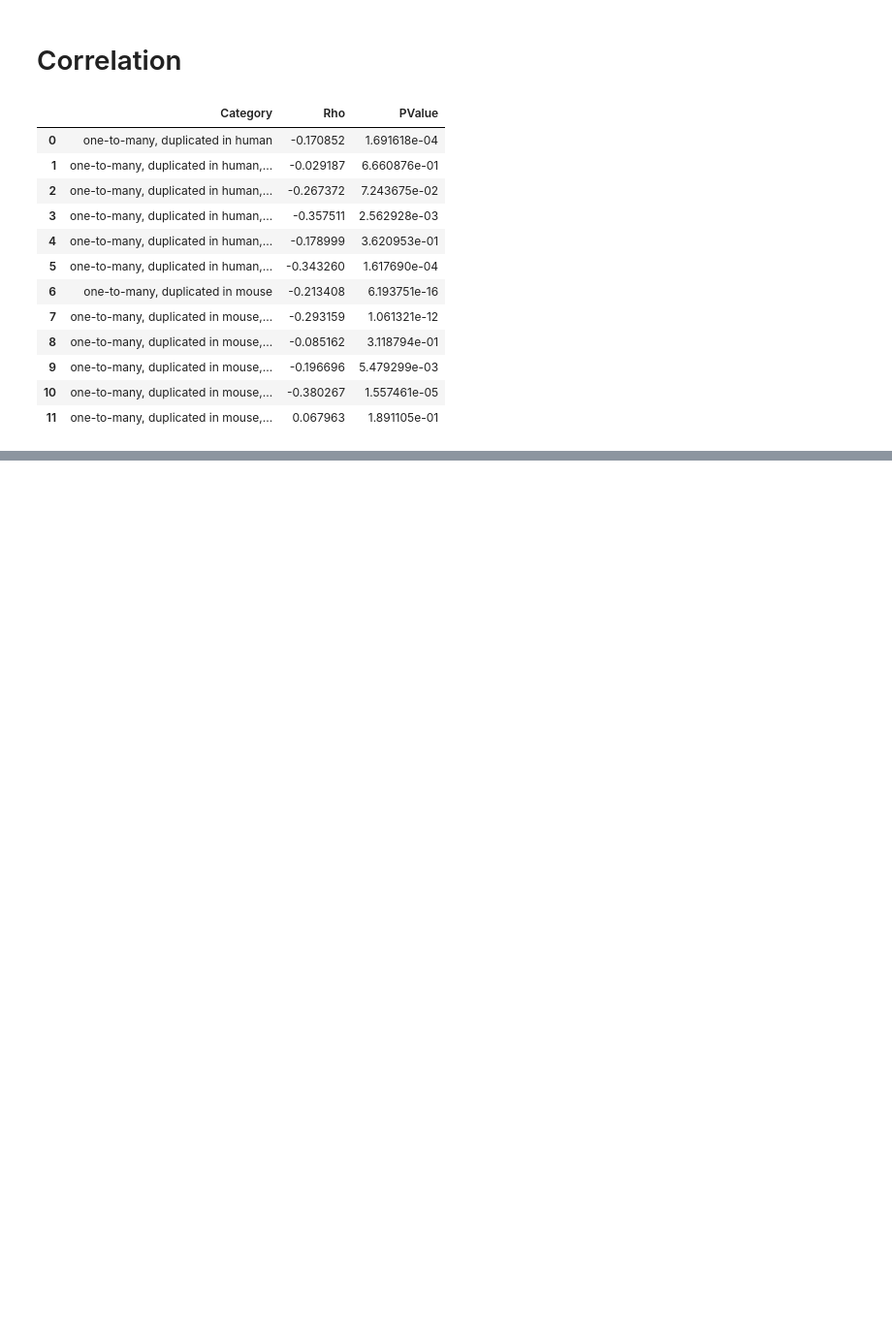
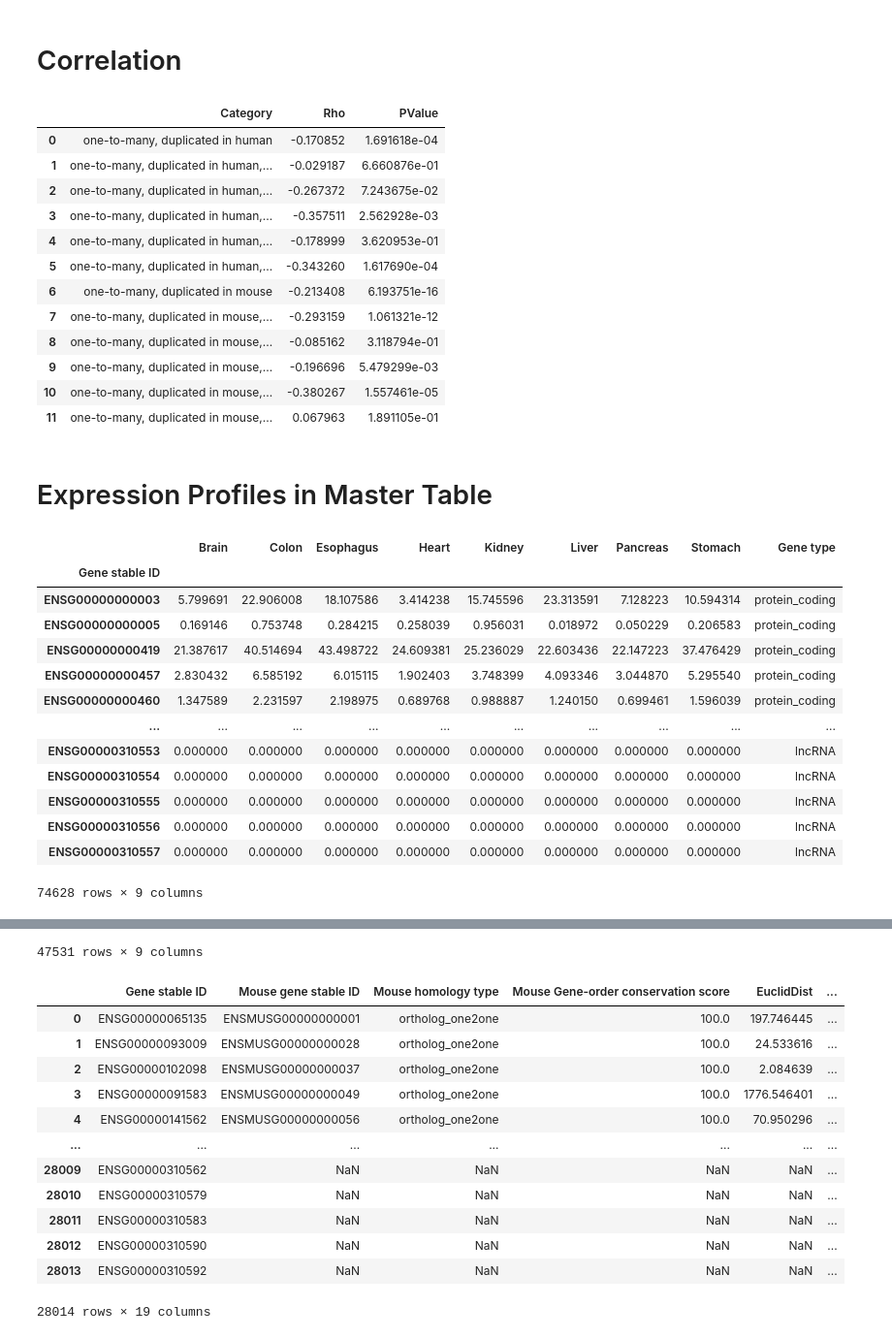
Before and after one commit to AndrewH72/Gene-Duplication, a Jupyter notebook: scripts/dataAnalysis.ipynb, the cells around one changed output, grey strips where cells are left out. Shown at 97% size. Saved outputs shown, nothing was run; the diff lists cells and outputs as text; code cells hidden in the pictures; blank space fills up the shorter version.

```diff
--- a/scripts/dataAnalysis.ipynb
+++ b/scripts/dataAnalysis.ipynb
@@ -908,3 +908,28 @@ for idx, distMetric in enumerate(orthoTable.columns[4:9]):
 with pd.ExcelWriter("/Users/andrewhsu/Projects/McNair/data/automatedDistancesWithRandomAndParentalDaughterCorr.xlsx") as w:
     for sheetName, df in excel.items():
         df.to_excel(w, sheet_name=sheetName, index=False)
+# %% [markdown]
+# Expression Profiles in Master Table
+# %%
+gtexEP = pd.read_parquet("/Users/andrewhsu/Projects/McNair/data/gtexExpressionProfile.parquet")
+emtabEP = pd.read_parquet("/Users/andrewhsu/Projects/McNair/data/emtabExpressionProfile.parquet")
+masterTable = pd.read_parquet("/Users/andrewhsu/Projects/McNair/data/orthologTableDistDupeBioTypeParentalDaughterGO.parquet")
+# %%
+display(gtexEP)
+display(emtabEP)
+display(masterTable)
+# %% [output]
+|  | Brain | Colon | Esophagus | Heart | Kidney | Liver | Pancreas | Stomach | Gene type |
+| Gene stable ID |  |  |  |  |  |  |  |  |  |
+| ENSG00000000003 | 5.799691 | 22.906008 | 18.107586 | 3.414238 | 15.745596 | 23.313591 | 7.128223 | 10.594314 | protein_coding |
+| ENSG00000000005 | 0.169146 | 0.753748 | 0.284215 | 0.258039 | 0.956031 | 0.018972 | 0.050229 | 0.206583 | protein_coding |
+| ENSG00000000419 | 21.387617 | 40.514694 | 43.498722 | 24.609381 | 25.236029 | 22.603436 | 22.147223 | 37.476429 | protein_coding |
+| ENSG00000000457 | 2.830432 | 6.585192 | 6.015115 | 1.902403 | 3.748399 | 4.093346 | 3.044870 | 5.295540 | protein_coding |
+| ENSG00000000460 | 1.347589 | 2.231597 | 2.198975 | 0.689768 | 0.988887 | 1.240150 | 0.699461 | 1.596039 | protein_coding |
+| ... | ... | ... | ... | ... | ... | ... | ... | ... | ... |
+| ENSG00000310553 | 0.000000 | 0.000000 | 0.000000 | 0.000000 | 0.000000 | 0.000000 | 0.000000 | 0.000000 | lncRNA |
+| ENSG00000310554 | 0.000000 | 0.000000 | 0.000000 | 0.000000 | 0.000000 | 0.000000 | 0.000000 | 0.000000 | lncRNA |
+| ENSG00000310555 | 0.000000 | 0.000000 | 0.000000 | 0.000000 | 0.000000 | 0.000000 | 0.000000 | 0.000000 | lncRNA |
+| ENSG00000310556 | 0.000000 | 0.000000 | 0.000000 | 0.000000 | 0.000000 | 0.000000 | 0.000000 | 0.000000 | lncRNA |
+| ENSG00000310557 | 0.000000 | 0.000000 | 0.000000 | 0.000000 | 0.000000 | 0.000000 | 0.000000 | 0.000000 | lncRNA |
+74628 rows × 9 columns
@@ -910,0 +949,14 @@ with pd.ExcelWriter("/Users/andrewhsu/Projects/McNair/data/automatedDistancesWit
+47531 rows × 9 columns
+|  | Gene stable ID | Mouse gene stable ID | Mouse homology type | Mouse Gene-order conservation score | EuclidDist | ... |
+| 0 | ENSG00000065135 | ENSMUSG00000000001 | ortholog_one2one | 100.0 | 197.746445 | ... |
+| 1 | ENSG00000093009 | ENSMUSG00000000028 | ortholog_one2one | 100.0 | 24.533616 | ... |
+| 2 | ENSG00000102098 | ENSMUSG00000000037 | ortholog_one2one | 100.0 | 2.084639 | ... |
+| 3 | ENSG00000091583 | ENSMUSG00000000049 | ortholog_one2one | 100.0 | 1776.546401 | ... |
+| 4 | ENSG00000141562 | ENSMUSG00000000056 | ortholog_one2one | 100.0 | 70.950296 | ... |
+| ... | ... | ... | ... | ... | ... | ... |
+| 28009 | ENSG00000310562 | NaN | NaN | NaN | NaN | ... |
+| 28010 | ENSG00000310579 | NaN | NaN | NaN | NaN | ... |
+| 28011 | ENSG00000310583 | NaN | NaN | NaN | NaN | ... |
+| 28012 | ENSG00000310590 | NaN | NaN | NaN | NaN | ... |
+| 28013 | ENSG00000310592 | NaN | NaN | NaN | NaN | ... |
+28014 rows × 19 columns
```
Also changed, not shown: parts of 9 cells of this notebook, 7 other files.
